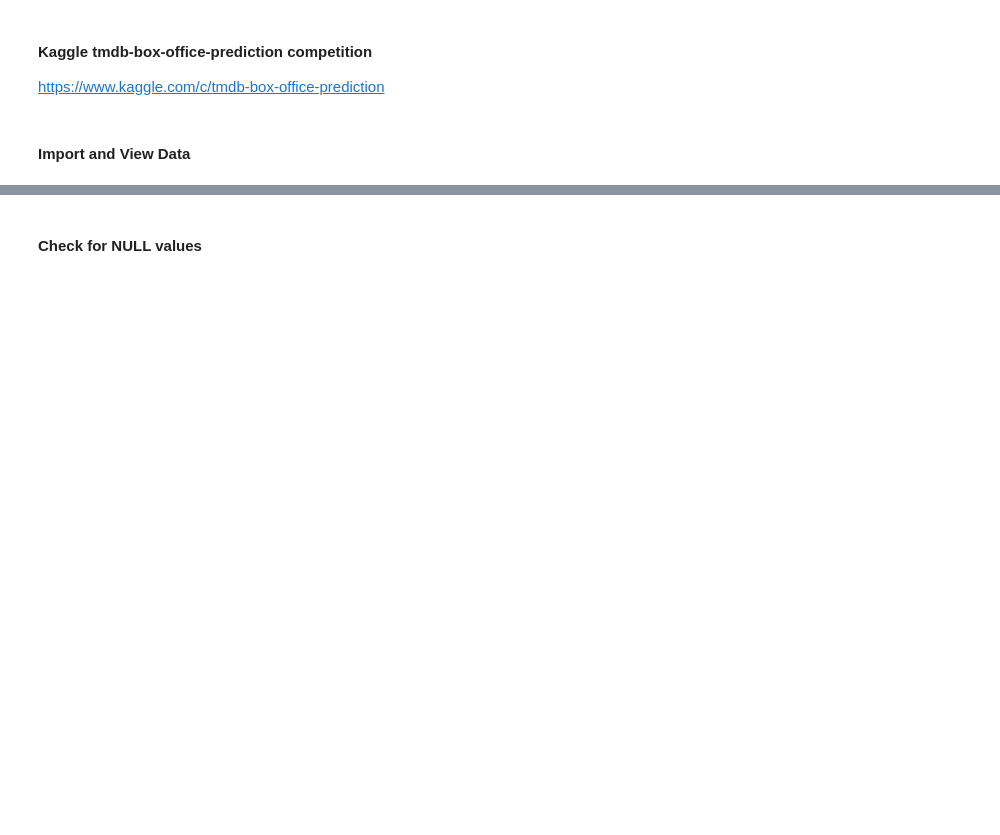
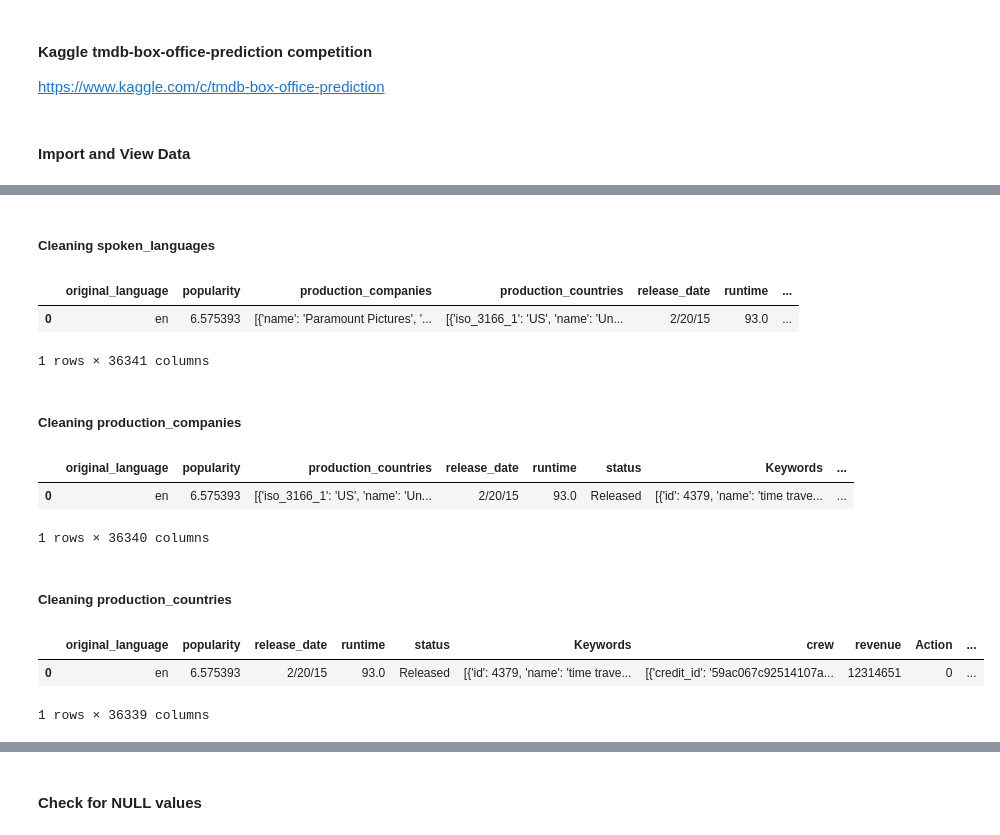
Before and after one commit to RishabhSarkar/Box-Office-Prediction, a Jupyter notebook: tmdb-box-office-prediction/Movie Revenue Prediction.ipynb, the cells around one changed output, grey strips where cells are left out. Drawn from its saved outputs; the diff is of its cells as text; code cells hidden in the pictures; blank space fills up the shorter version.

```diff
--- a/tmdb-box-office-prediction/Movie Revenue Prediction.ipynb
+++ b/tmdb-box-office-prediction/Movie Revenue Prediction.ipynb
@@ -22,0 +155,20 @@ df.head(5)
+# %%
+def get_director(x):
+    for i in x:
+        if['job'] == 'Director':
+            return i['name']
+    return np.nan
+
+df['director'] = df['crew'].apply(get_director)
+
+#One hot encode
+dfDummies = pd.get_dummies(df['director'], prefix = 'director')
+df = pd.concat([df,dfDummies], axis=1)
+
+df['cast'] = df['cast'].apply(lambda x : [i['name'] for i in x] if isinstance(x,list) else [])
+
+df = df.join(pd.DataFrame(mlb.fit_transform(df.pop('cast')), columns=mlb.classes_, index=df.index))
+
+df.head(1)
+
+#df['cast'].head(5)
@@ -22,0 +190,36 @@ df.head(5)
+# %% [markdown]
+##### Cleaning spoken_languages
+# %%
+df['spoken_languages'] = df['spoken_languages'].apply(lambda x : [i['name'] for i in x] if isinstance(x,list) else [])
+
+df = df.join(pd.DataFrame(mlb.fit_transform(df.pop('spoken_languages')), columns=mlb.classes_, index=df.index))
+
+df.head(1)
+# %% [output]
+|  | original_language | popularity | production_companies | production_countries | release_date | runtime | ... |
+| 0 | en | 6.575393 | [{'name': 'Paramount Pictures', '... | [{'iso_3166_1': 'US', 'name': 'Un... | 2/20/15 | 93.0 | ... |
+1 rows × 36341 columns
+# %% [markdown]
+##### Cleaning production_companies
+# %%
+df['production_companies'] = df['production_companies'].apply(lambda x : [i['name'] for i in x] if isinstance(x,list) else [])
+
+df = df.join(pd.DataFrame(mlb.fit_transform(df.pop('production_companies')), columns=mlb.classes_, index=df.index))
+
+df.head(1)
+# %% [output]
+|  | original_language | popularity | production_countries | release_date | runtime | status | Keywords | ... |
+| 0 | en | 6.575393 | [{'iso_3166_1': 'US', 'name': 'Un... | 2/20/15 | 93.0 | Released | [{'id': 4379, 'name': 'time trave... | ... |
+1 rows × 36340 columns
+# %% [markdown]
+##### Cleaning production_countries
+# %%
+df['production_countries'] = df['production_countries'].apply(lambda x : [i['name'] for i in x] if isinstance(x,list) else [])
+
+df = df.join(pd.DataFrame(mlb.fit_transform(df.pop('production_countries')), columns=mlb.classes_, index=df.index))
+
+df.head(1)
+# %% [output]
+|  | original_language | popularity | release_date | runtime | status | Keywords | crew | revenue | Action | ... |
+| 0 | en | 6.575393 | 2/20/15 | 93.0 | Released | [{'id': 4379, 'name': 'time trave... | [{'credit_id': '59ac067c92514107a... | 12314651 | 0 | ... |
+1 rows × 36339 columns
```
Also changed, not shown: parts of 80 cells of this notebook, 14 other files.
